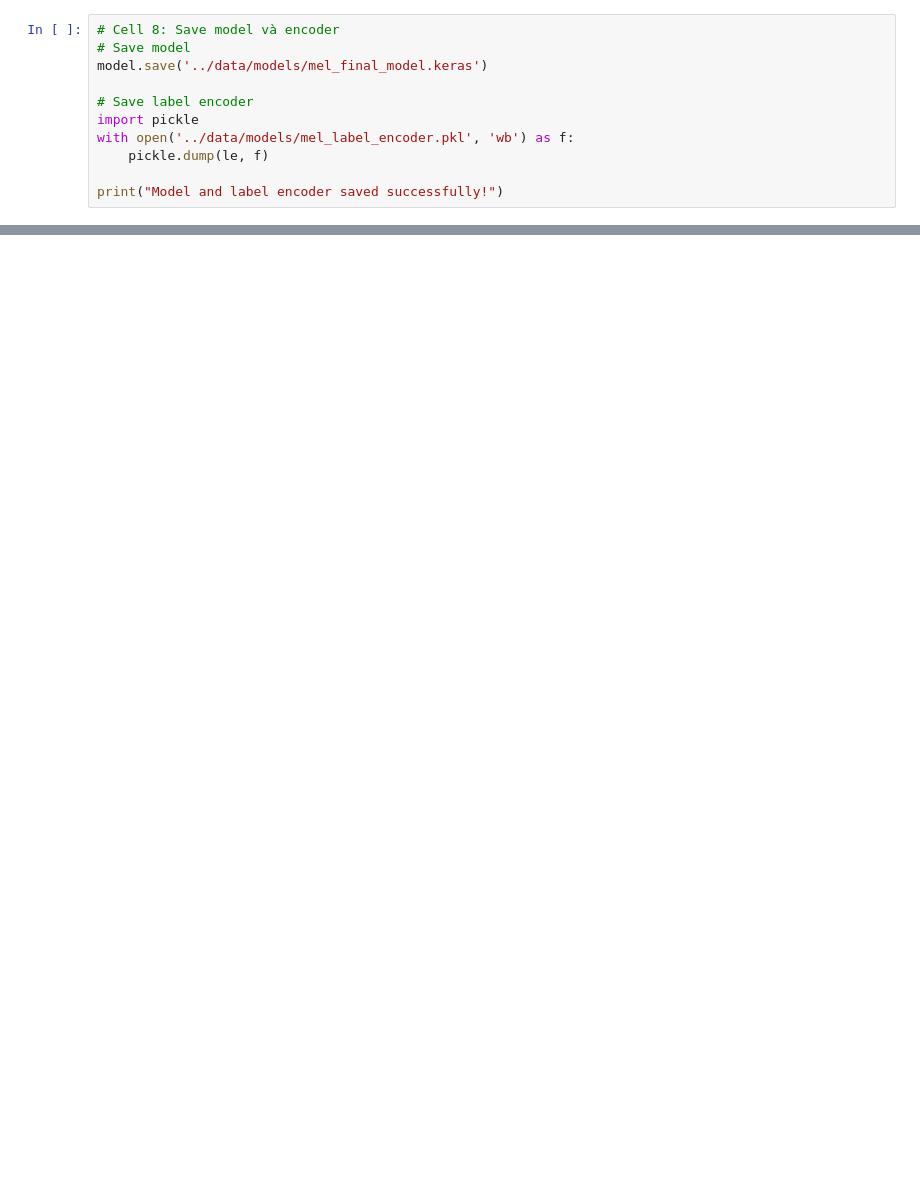
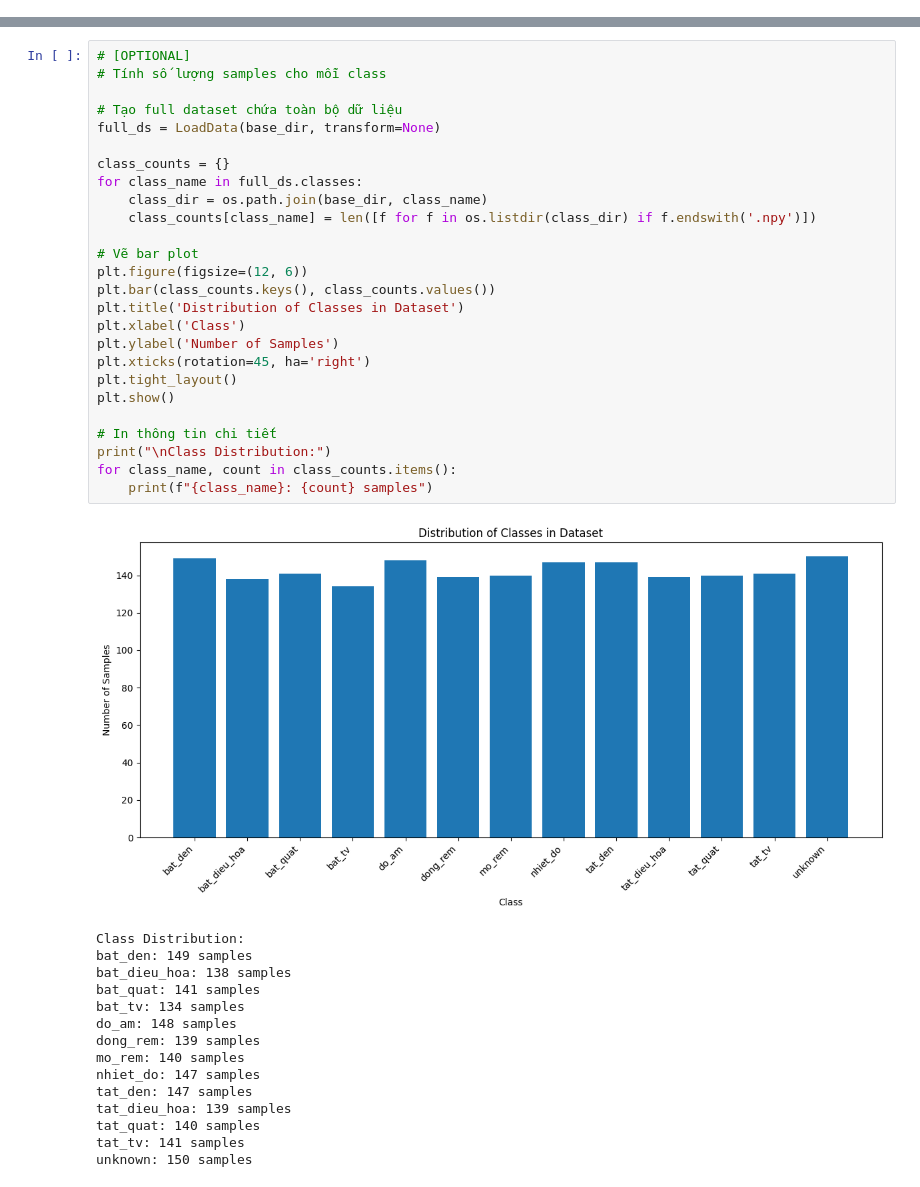
Before and after one commit to tuananhwork/DATN_Step11, a Jupyter notebook: notebooks/4.0_train_model.ipynb, the cells around one changed output, grey strips where cells are left out. Saved outputs shown, nothing was run; the diff lists cells and outputs as text; blank space fills up the shorter version.

```diff
--- a/notebooks/4.0_train_model.ipynb
+++ b/notebooks/4.0_train_model.ipynb
@@ -274,11 +0,0 @@ weighted avg       0.85      0.83      0.83       345
-# %%
-# Cell 8: Save model và encoder
-# Save model
-model.save('../data/models/mel_final_model.keras')
-
-# Save label encoder
-import pickle
-with open('../data/models/mel_label_encoder.pkl', 'wb') as f:
-    pickle.dump(le, f)
-
-print("Model and label encoder saved successfully!")
@@ -286,0 +223,42 @@ Model and label encoder saved successfully!
+# %%
+# [OPTIONAL]
+# Tính số lượng samples cho mỗi class
+
+# Tạo full dataset chứa toàn bộ dữ liệu
+full_ds = LoadData(base_dir, transform=None)
+
+class_counts = {}
+for class_name in full_ds.classes:
+    class_dir = os.path.join(base_dir, class_name)
+    class_counts[class_name] = len([f for f in os.listdir(class_dir) if f.endswith('.npy')])
+
+# Vẽ bar plot
+plt.figure(figsize=(12, 6))
+plt.bar(class_counts.keys(), class_counts.values())
+plt.title('Distribution of Classes in Dataset')
+plt.xlabel('Class')
+plt.ylabel('Number of Samples')
+plt.xticks(rotation=45, ha='right')
+plt.tight_layout()
+plt.show()
+
+# In thông tin chi tiết
+print("\nClass Distribution:")
+for class_name, count in class_counts.items():
+    print(f"{class_name}: {count} samples")
+# %% [output]
+[figure, added]
+Class Distribution:
+bat_den: 149 samples
+bat_dieu_hoa: 138 samples
+bat_quat: 141 samples
+bat_tv: 134 samples
+do_am: 148 samples
+dong_rem: 139 samples
+mo_rem: 140 samples
+nhiet_do: 147 samples
+tat_den: 147 samples
+tat_dieu_hoa: 139 samples
+tat_quat: 140 samples
+tat_tv: 141 samples
+unknown: 150 samples
```
Also changed, not shown: parts of 21 cells of this notebook, 13 other files.
